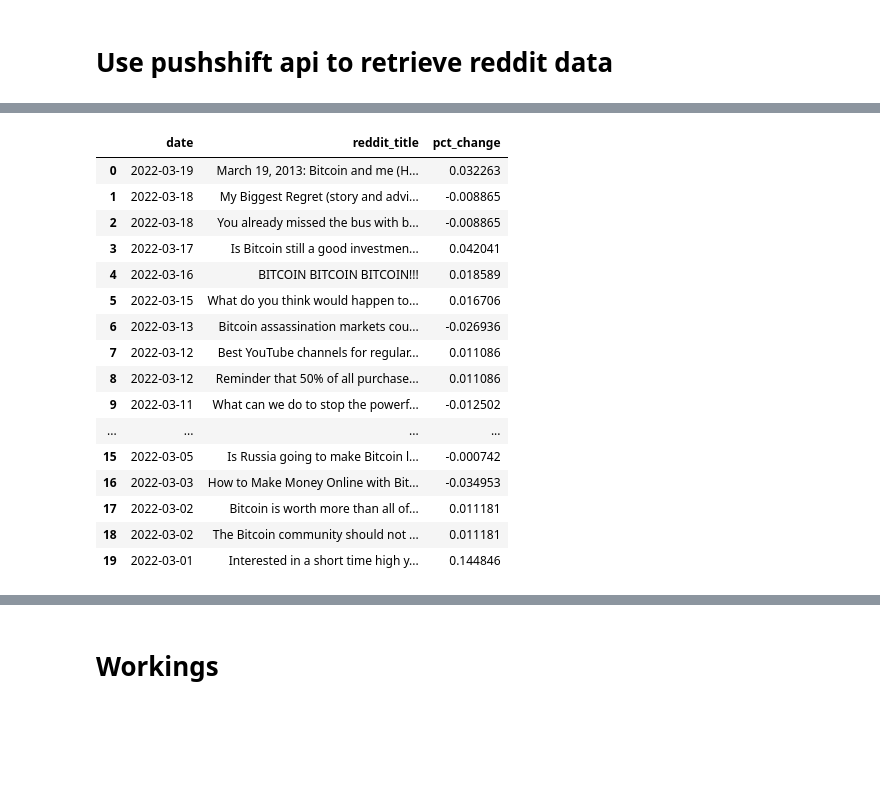
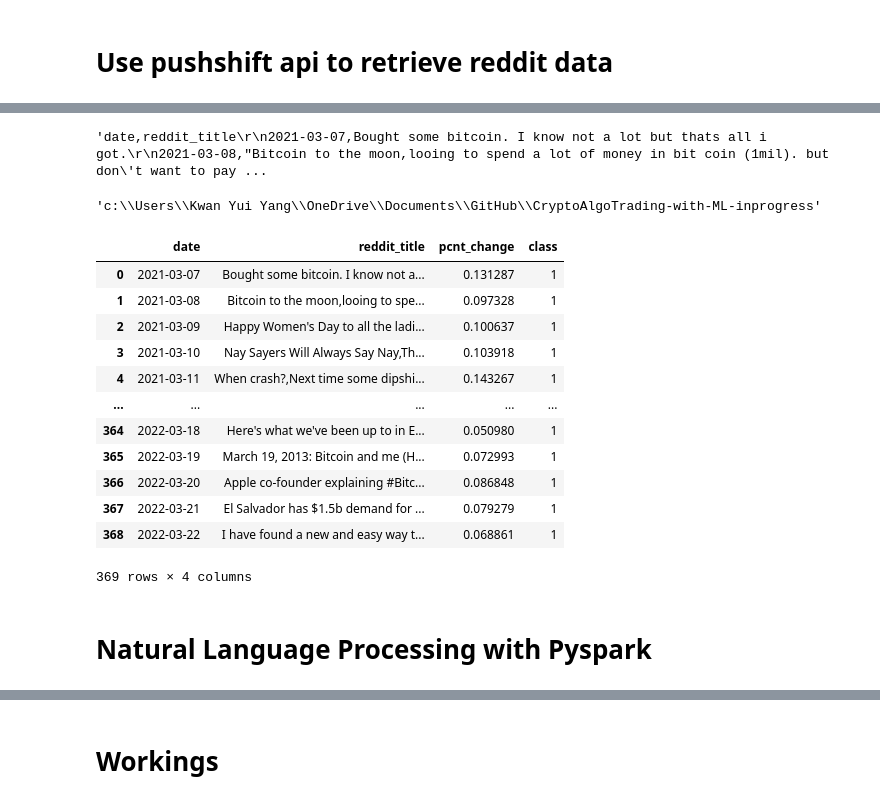
Before and after one commit to kmavyrle/CryptoAlgoTrading-with-NLP, a Jupyter notebook: Model.ipynb, the cells around one changed output, grey strips where cells are left out. Cells and saved outputs as stored; diff of their text form; code cells hidden in the pictures; blank space fills up the shorter version.

Commit message:
Started on NLP model with pyspark

```diff
--- a/Model.ipynb
+++ b/Model.ipynb
@@ -136,21 +138,32 @@ d10_data
-# %%
-d10_data = d10_data.merge(pct_change, on='date',how = 'left')
-d10_data
-# %% [output]
-|  | date | reddit_title | pct_change |
-| 0 | 2022-03-19 | March 19, 2013: Bitcoin and me (H... | 0.032263 |
-| 1 | 2022-03-18 | My Biggest Regret (story and advi... | -0.008865 |
-| 2 | 2022-03-18 | You already missed the bus with b... | -0.008865 |
-| 3 | 2022-03-17 | Is Bitcoin still a good investmen... | 0.042041 |
-| 4 | 2022-03-16 | BITCOIN BITCOIN BITCOIN!!! | 0.018589 |
-| 5 | 2022-03-15 | What do you think would happen to... | 0.016706 |
-| 6 | 2022-03-13 | Bitcoin assassination markets cou... | -0.026936 |
-| 7 | 2022-03-12 | Best YouTube channels for regular... | 0.011086 |
-| 8 | 2022-03-12 | Reminder that 50% of all purchase... | 0.011086 |
-| 9 | 2022-03-11 | What can we do to stop the powerf... | -0.012502 |
-| ... | ... | ... | ... |
-| 15 | 2022-03-05 | Is Russia going to make Bitcoin l... | -0.000742 |
-| 16 | 2022-03-03 | How to Make Money Online with Bit... | -0.034953 |
-| 17 | 2022-03-02 | Bitcoin is worth more than all of... | 0.011181 |
-| 18 | 2022-03-02 | The Bitcoin community should not ... | 0.011181 |
-| 19 | 2022-03-01 | Interested in a short time high y... | 0.144846 |
+# %%
+cleanedata1 = pd.DataFrame(data.groupby(['date'])['reddit_title'].apply(lambda x:','.join(x)))
+cleanedata1.to_csv()
+# %% [output]
+'date,reddit_title\r\n2021-03-07,Bought some bitcoin. I know not a lot but thats all i got.\r\n2021-03-08,"Bitcoin to the moon,looing to spend a lot of money in bit coin (1mil). but don\'t want to pay ...
+# %%
+import os
+os.getcwd()
+# %% [output]
+'c:\\Users\\Kwan Yui Yang\\OneDrive\\Documents\\GitHub\\CryptoAlgoTrading-with-ML-inprogress'
+# %%
+merged_data = cleanedata1.merge(pct_change, on='date',how = 'left')
+merged_data['class'] = [0 if x<0 else 1 for x in merged_data.pcnt_change]
+merged_data.to_csv('dataset_merged.csv')
+# %%
+merged_data
+# %% [output]
+|  | date | reddit_title | pcnt_change | class |
+| 0 | 2021-03-07 | Bought some bitcoin. I know not a... | 0.131287 | 1 |
+| 1 | 2021-03-08 | Bitcoin to the moon,looing to spe... | 0.097328 | 1 |
+| 2 | 2021-03-09 | Happy Women's Day to all the ladi... | 0.100637 | 1 |
+| 3 | 2021-03-10 | Nay Sayers Will Always Say Nay,Th... | 0.103918 | 1 |
+| 4 | 2021-03-11 | When crash?,Next time some dipshi... | 0.143267 | 1 |
+| ... | ... | ... | ... | ... |
+| 364 | 2022-03-18 | Here's what we've been up to in E... | 0.050980 | 1 |
+| 365 | 2022-03-19 | March 19, 2013: Bitcoin and me (H... | 0.072993 | 1 |
+| 366 | 2022-03-20 | Apple co-founder explaining #Bitc... | 0.086848 | 1 |
+| 367 | 2022-03-21 | El Salvador has $1.5b demand for ... | 0.079279 | 1 |
+| 368 | 2022-03-22 | I have found a new and easy way t... | 0.068861 | 1 |
+369 rows × 4 columns
+# %% [markdown]
+# Natural Language Processing with Pyspark
```
Also changed, not shown: parts of 29 cells of this notebook, 1 other file.
